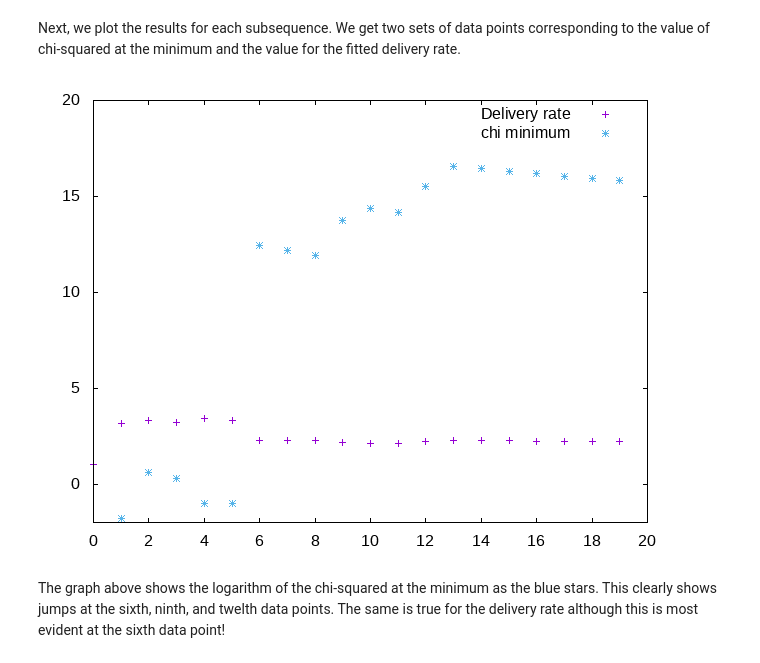
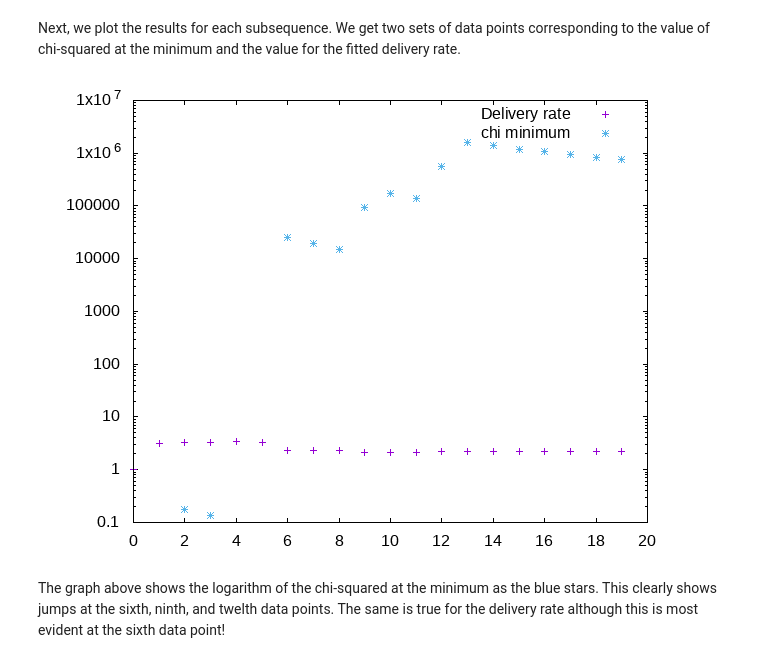
Before and after one commit to piisgaaf/chi2fit, a Jupyter notebook: notebooks/BacklogForecasting-non-equilibrium.ipynb, the cells around one changed output. Drawn from its saved outputs; the diff is of its cells as text; code cells hidden in the pictures.

```diff
--- a/notebooks/BacklogForecasting-non-equilibrium.ipynb
+++ b/notebooks/BacklogForecasting-non-equilibrium.ipynb
@@ -173,22 +173,23 @@ Next, we plot the results for each subsequence. We get two sets of data points c
 # %%
 G.plot([
     ~w(set terminal png)a,
     ~w(set output)a,
-    [:set, :yrange, '[-2:20]'],
+    [:set, :yrange, '[-0.01:10000000]'],
+    ~w(set logscale y)a,
     [:plot, G.list([
             ~w|'-' u 1:2 w points ls 1 title "Delivery rate"|a,
-            ["", :u, '1:(log($2))', :w, :points, :ls, 3, :title, "chi minimum"]
+            ["", :u, '1:2', :w, :points, :ls, 3, :title, "chi minimum"]
         ])
     ]
   ],
   [
       history |> Enum.map(fn {{_,rate},x} -> [x,rate] end),
-      history |> Enum.map(fn {{chi,_},x} -> [x,10*chi] end)
+      history |> Enum.map(fn {{chi,_},x} -> [x,chi] end)
   ])
 P.capture() |> Base.encode64 |> IO.write
 :"this is an inline image"
 # %% [output]
-[figure, old version]
+[figure, new version]
 # %% [markdown]
 The graph above shows the logarithm of the chi-squared at the minimum as the blue stars. This clearly shows jumps at the sixth, ninth, and twelth data points. The same is true for the delivery rate although this is most evident at the sixth data point!
 # %% [markdown]
```
Also changed, not shown: parts of 7 cells of this notebook.
